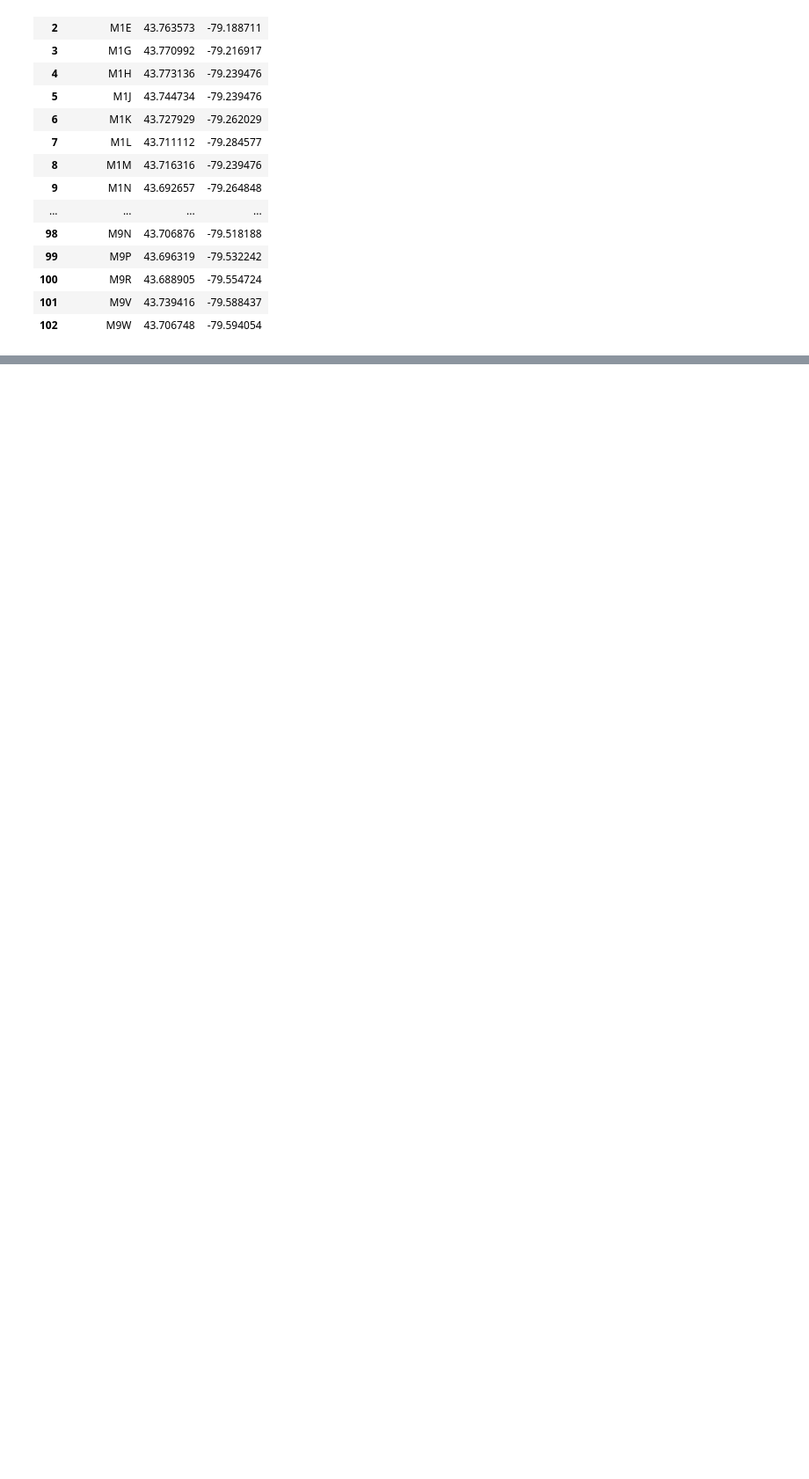
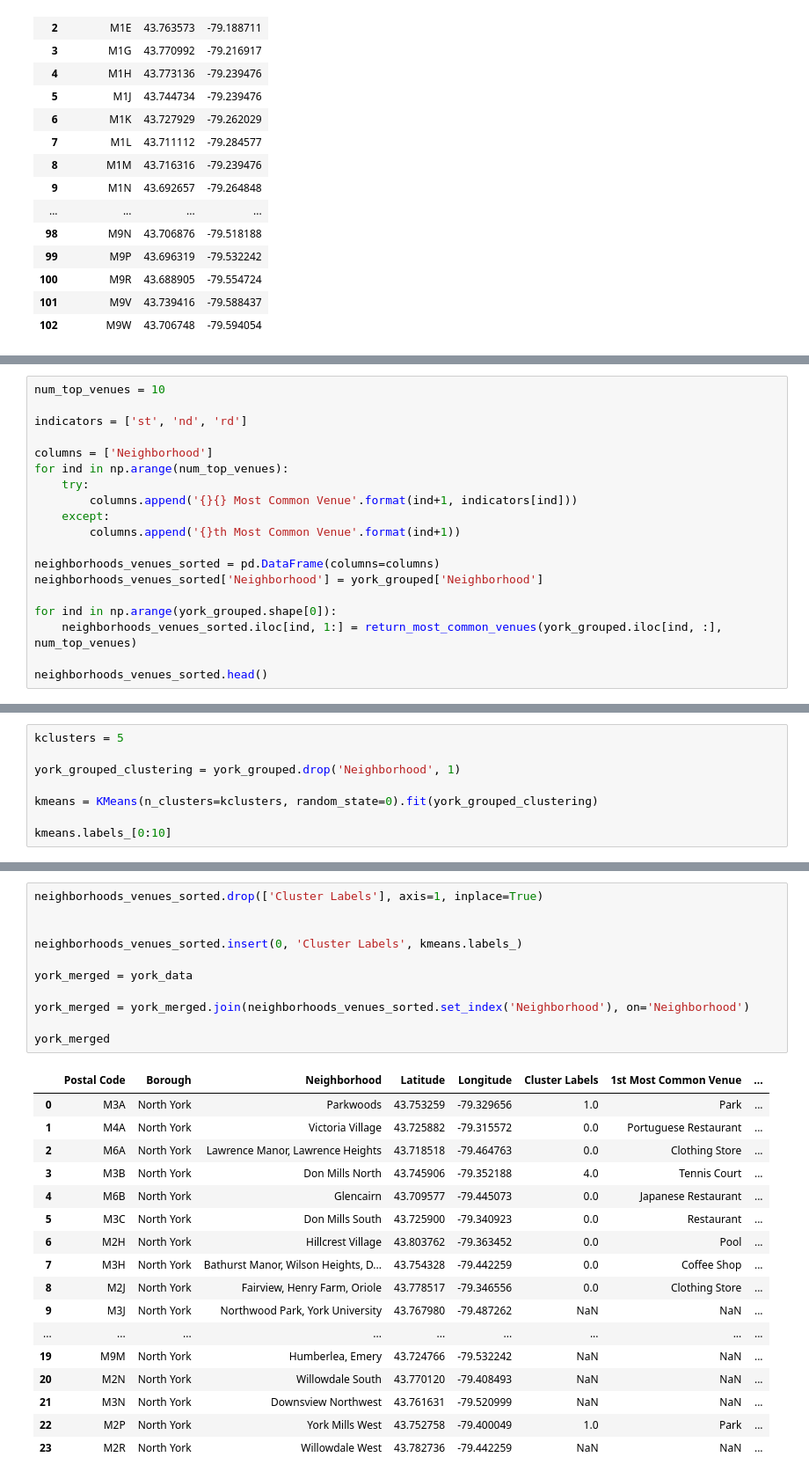
Before and after one commit to vkswami1984/Coursera_Capstone, a Jupyter notebook: master/Segmenting and Clustering Neighbourhood Data.ipynb, the cells around one changed output, grey strips where cells are left out. Shown: that part at 88% size. Cells and saved outputs as stored; diff of their text form; blank space fills up the shorter version.

```diff
--- a/master/Segmenting and Clustering Neighbourhood Data.ipynb
+++ b/master/Segmenting and Clustering Neighbourhood Data.ipynb
@@ -129,0 +411,19 @@ df1.merge(df2, on="Postal Code", how="left")
+# %%
+num_top_venues = 10
+
+indicators = ['st', 'nd', 'rd']
+
+columns = ['Neighborhood']
+for ind in np.arange(num_top_venues):
+    try:
+        columns.append('{}{} Most Common Venue'.format(ind+1, indicators[ind]))
+    except:
+        columns.append('{}th Most Common Venue'.format(ind+1))
+
+neighborhoods_venues_sorted = pd.DataFrame(columns=columns)
+neighborhoods_venues_sorted['Neighborhood'] = york_grouped['Neighborhood']
+
+for ind in np.arange(york_grouped.shape[0]):
+    neighborhoods_venues_sorted.iloc[ind, 1:] = return_most_common_venues(york_grouped.iloc[ind, :], num_top_venues)
+
+neighborhoods_venues_sorted.head()
@@ -129,0 +437,8 @@ df1.merge(df2, on="Postal Code", how="left")
+# %%
+kclusters = 5
+
+york_grouped_clustering = york_grouped.drop('Neighborhood', 1)
+
+kmeans = KMeans(n_clusters=kclusters, random_state=0).fit(york_grouped_clustering)
+
+kmeans.labels_[0:10]
@@ -129,0 +447,29 @@ df1.merge(df2, on="Postal Code", how="left")
+# %%
+neighborhoods_venues_sorted.drop(['Cluster Labels'], axis=1, inplace=True)
+
+
+neighborhoods_venues_sorted.insert(0, 'Cluster Labels', kmeans.labels_)
+
+york_merged = york_data
+
+york_merged = york_merged.join(neighborhoods_venues_sorted.set_index('Neighborhood'), on='Neighborhood')
+
+york_merged
+# %% [output]
+|  | Postal Code | Borough | Neighborhood | Latitude | Longitude | Cluster Labels | 1st Most Common Venue | ... |
+| 0 | M3A | North York | Parkwoods | 43.753259 | -79.329656 | 1.0 | Park | ... |
+| 1 | M4A | North York | Victoria Village | 43.725882 | -79.315572 | 0.0 | Portuguese Restaurant | ... |
+| 2 | M6A | North York | Lawrence Manor, Lawrence Heights | 43.718518 | -79.464763 | 0.0 | Clothing Store | ... |
+| 3 | M3B | North York | Don Mills North | 43.745906 | -79.352188 | 4.0 | Tennis Court | ... |
+| 4 | M6B | North York | Glencairn | 43.709577 | -79.445073 | 0.0 | Japanese Restaurant | ... |
+| 5 | M3C | North York | Don Mills South | 43.725900 | -79.340923 | 0.0 | Restaurant | ... |
+| 6 | M2H | North York | Hillcrest Village | 43.803762 | -79.363452 | 0.0 | Pool | ... |
+| 7 | M3H | North York | Bathurst Manor, Wilson Heights, D... | 43.754328 | -79.442259 | 0.0 | Coffee Shop | ... |
+| 8 | M2J | North York | Fairview, Henry Farm, Oriole | 43.778517 | -79.346556 | 0.0 | Clothing Store | ... |
+| 9 | M3J | North York | Northwood Park, York University | 43.767980 | -79.487262 | NaN | NaN | ... |
+| ... | ... | ... | ... | ... | ... | ... | ... | ... |
+| 19 | M9M | North York | Humberlea, Emery | 43.724766 | -79.532242 | NaN | NaN | ... |
+| 20 | M2N | North York | Willowdale South | 43.770120 | -79.408493 | NaN | NaN | ... |
+| 21 | M3N | North York | Downsview Northwest | 43.761631 | -79.520999 | NaN | NaN | ... |
+| 22 | M2P | North York | York Mills West | 43.752758 | -79.400049 | 1.0 | Park | ... |
+| 23 | M2R | North York | Willowdale West | 43.782736 | -79.442259 | NaN | NaN | ... |
```
Also changed, not shown: parts of 40 cells of this notebook.
